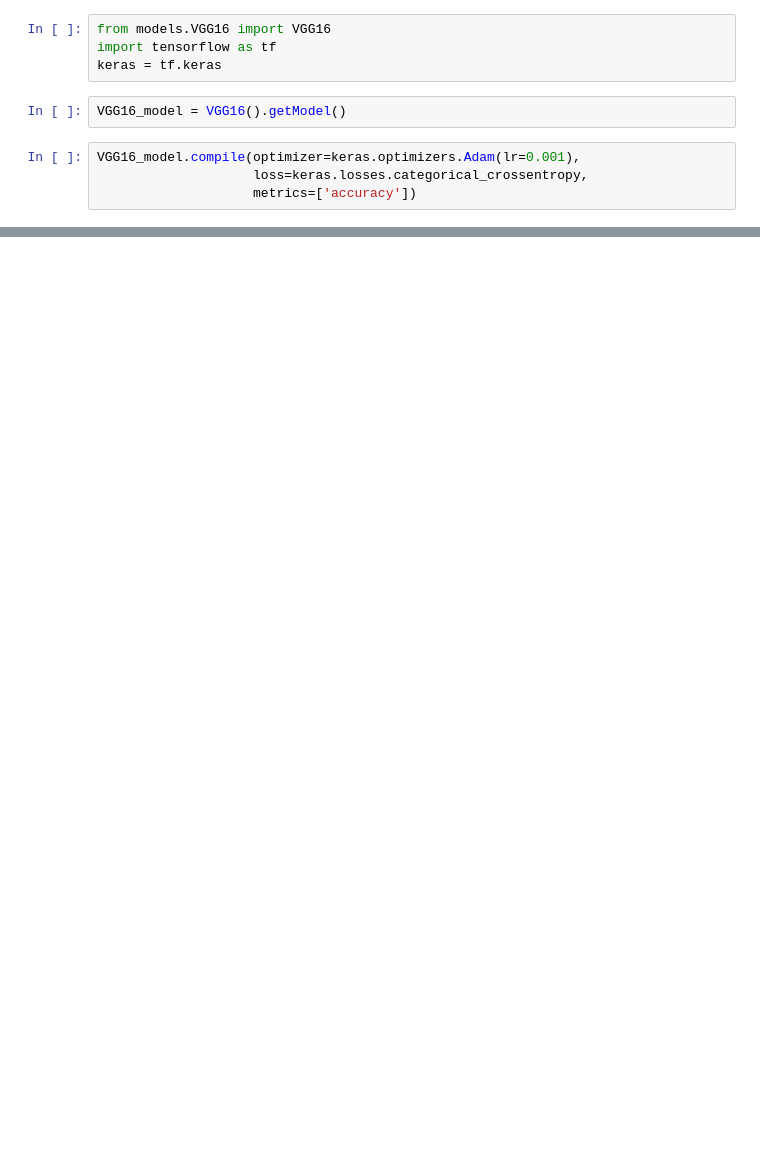
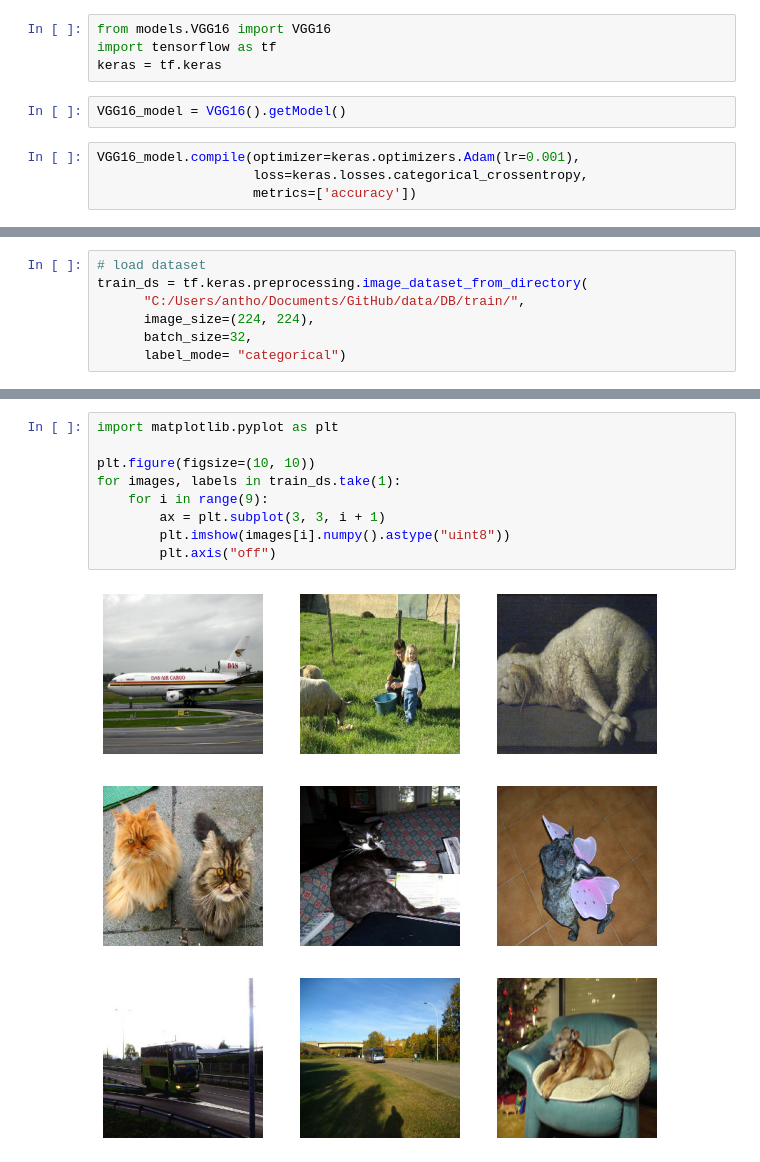
Before and after one commit to Apiquet/Tracking_SSD_ReID, a Jupyter notebook: test_VGG16.ipynb, the cells around one changed output, grey strips where cells are left out. Saved outputs shown, nothing was run; the diff lists cells and outputs as text; blank space fills up the shorter version.

```diff
--- a/test_VGG16.ipynb
+++ b/test_VGG16.ipynb
@@ -56,0 +37,7 @@ train_x = np.asarray([transform.resize(image, new_shape) for image in train_x])
+# %%
+# load dataset
+train_ds = tf.keras.preprocessing.image_dataset_from_directory(
+      "C:/Users/antho/Documents/GitHub/data/DB/train/",
+      image_size=(224, 224),
+      batch_size=32,
+      label_mode= "categorical")
@@ -56,0 +54,11 @@ train_x = np.asarray([transform.resize(image, new_shape) for image in train_x])
+# %%
+import matplotlib.pyplot as plt
+
+plt.figure(figsize=(10, 10))
+for images, labels in train_ds.take(1):
+    for i in range(9):
+        ax = plt.subplot(3, 3, i + 1)
+        plt.imshow(images[i].numpy().astype("uint8"))
+        plt.axis("off")
+# %% [output]
+[figure, added]
```
Also changed, not shown: parts of 12 cells of this notebook, 2 other files.
